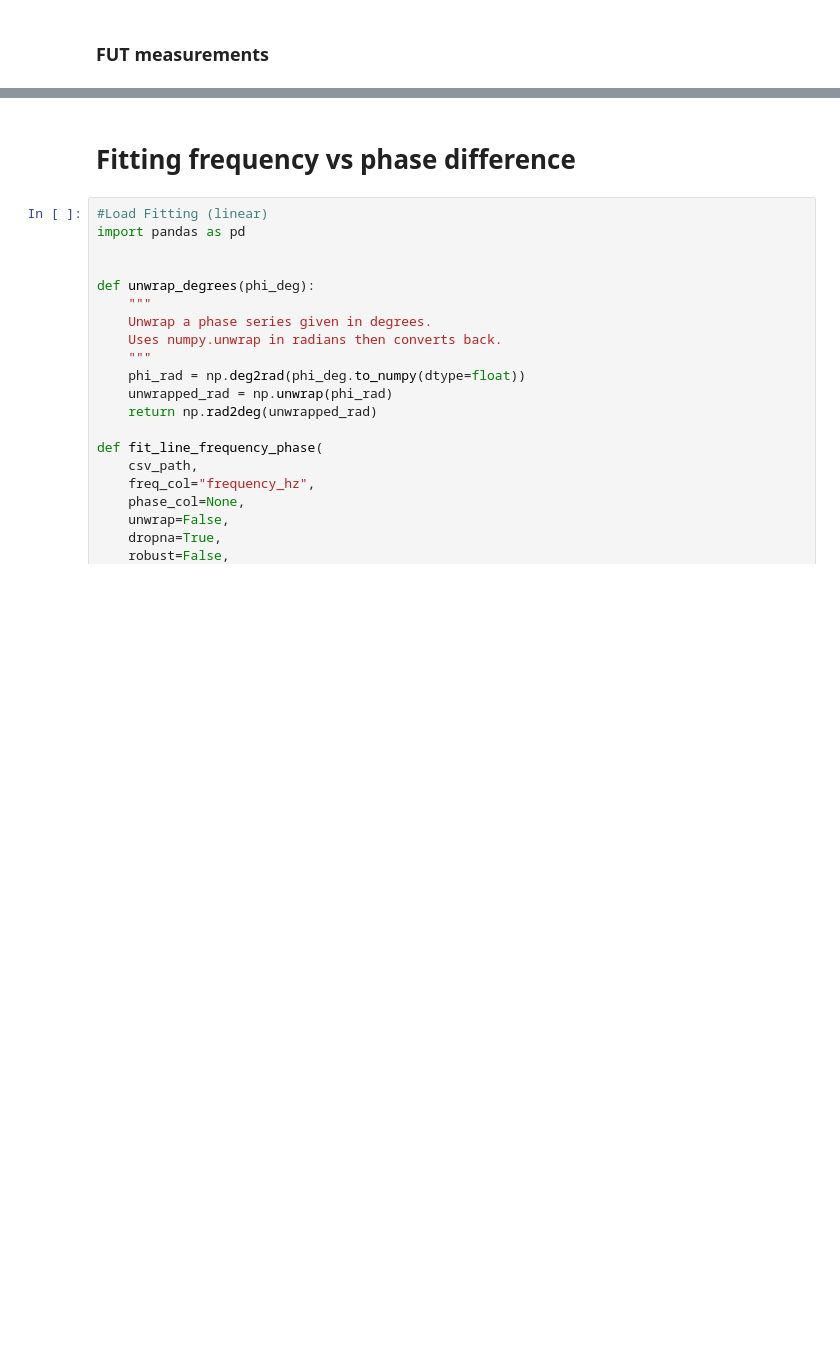
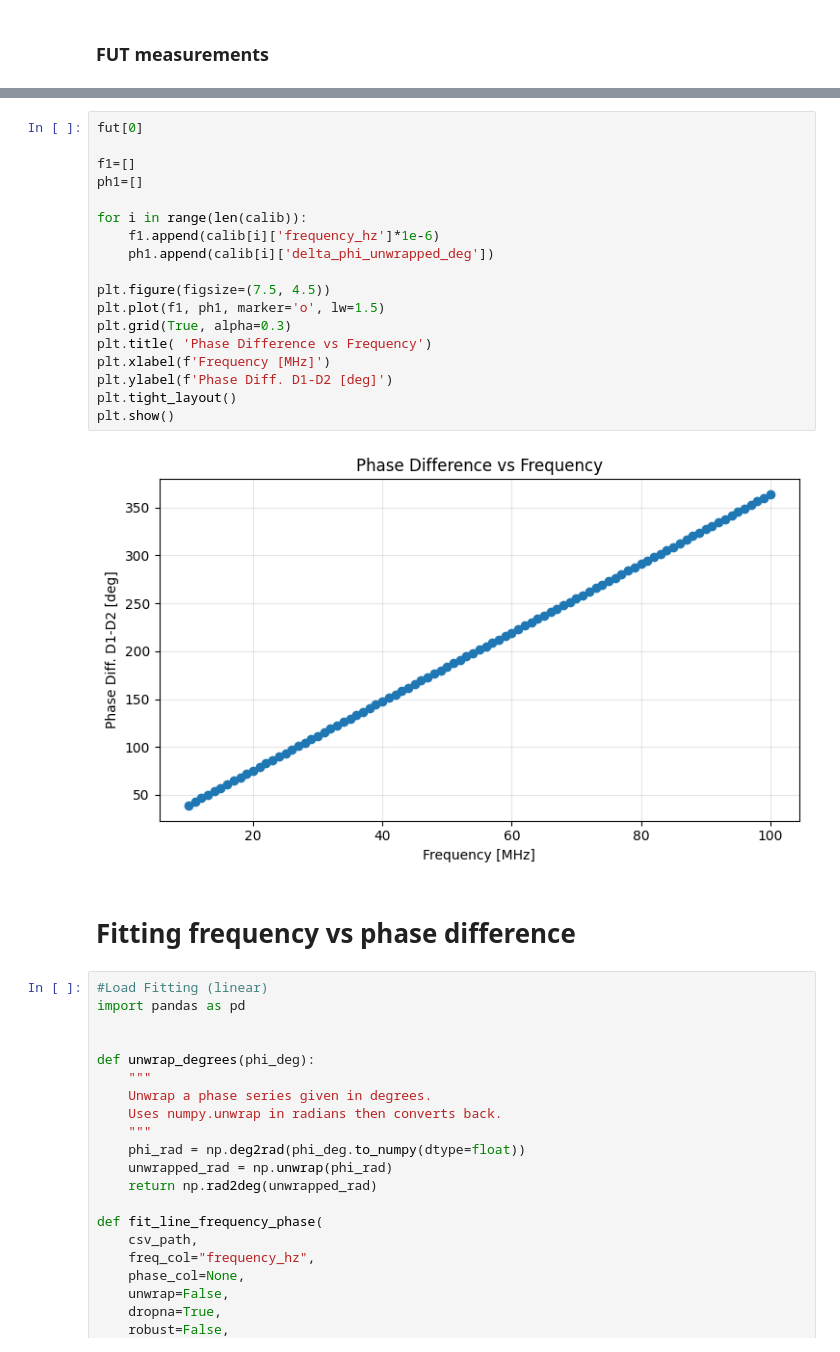
Before and after one commit to mpdealmeida7/VQ_Instruments, a Jupyter notebook: Phase_OTDR/phasometer_calibration_VFinal.ipynb, the cells around one changed output, grey strips where cells are left out. Saved outputs shown, nothing was run; the diff lists cells and outputs as text; blank space fills up the shorter version.

```diff
--- a/Phase_OTDR/phasometer_calibration_VFinal.ipynb
+++ b/Phase_OTDR/phasometer_calibration_VFinal.ipynb
@@ -203,3 +231,23 @@ client.plot_sweep(fut, y_key="delta_phi_unwrapped_deg", title="Unwrapped Δφ vs
+# %%
+fut[0]
+
+f1=[]
+ph1=[]
+
+for i in range(len(calib)):
+    f1.append(calib[i]['frequency_hz']*1e-6)
+    ph1.append(calib[i]['delta_phi_unwrapped_deg'])
+
+plt.figure(figsize=(7.5, 4.5))
+plt.plot(f1, ph1, marker='o', lw=1.5)
+plt.grid(True, alpha=0.3)
+plt.title( 'Phase Difference vs Frequency')
+plt.xlabel(f'Frequency [MHz]')
+plt.ylabel(f'Phase Diff. D1-D2 [deg]')
+plt.tight_layout()
+plt.show()
+# %% [output]
+[figure, added]
 # %% [markdown]
 # Fitting frequency vs phase difference
 # %%
```
Also changed, not shown: parts of 12 cells of this notebook, 44 other files.
